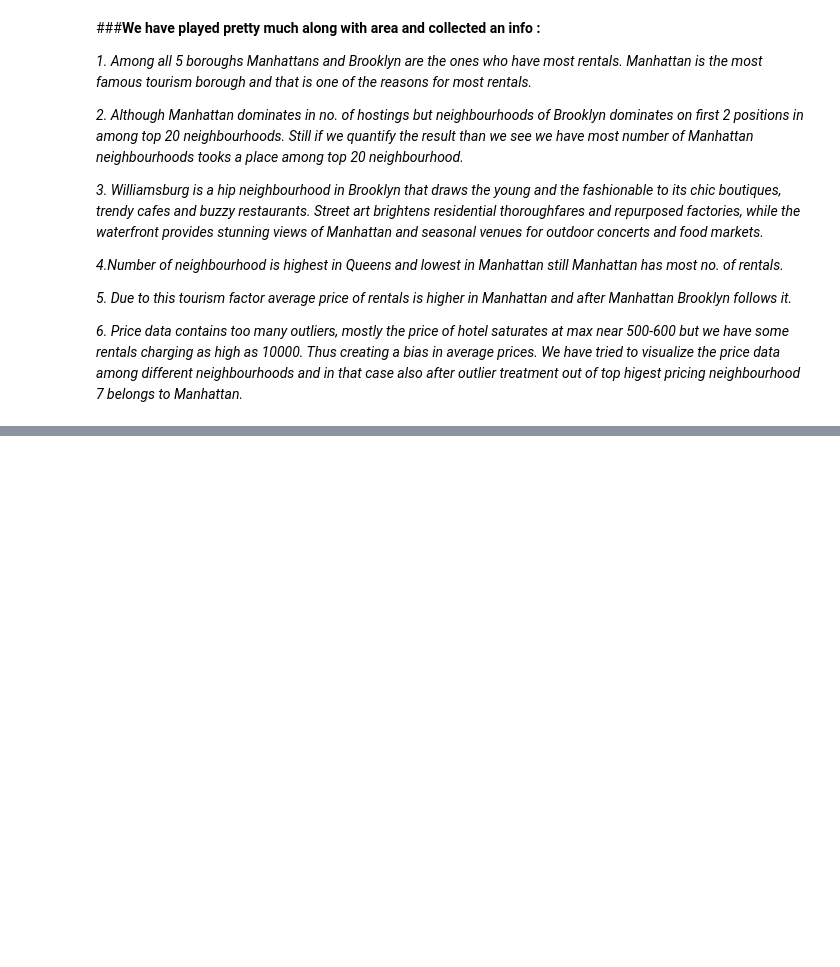
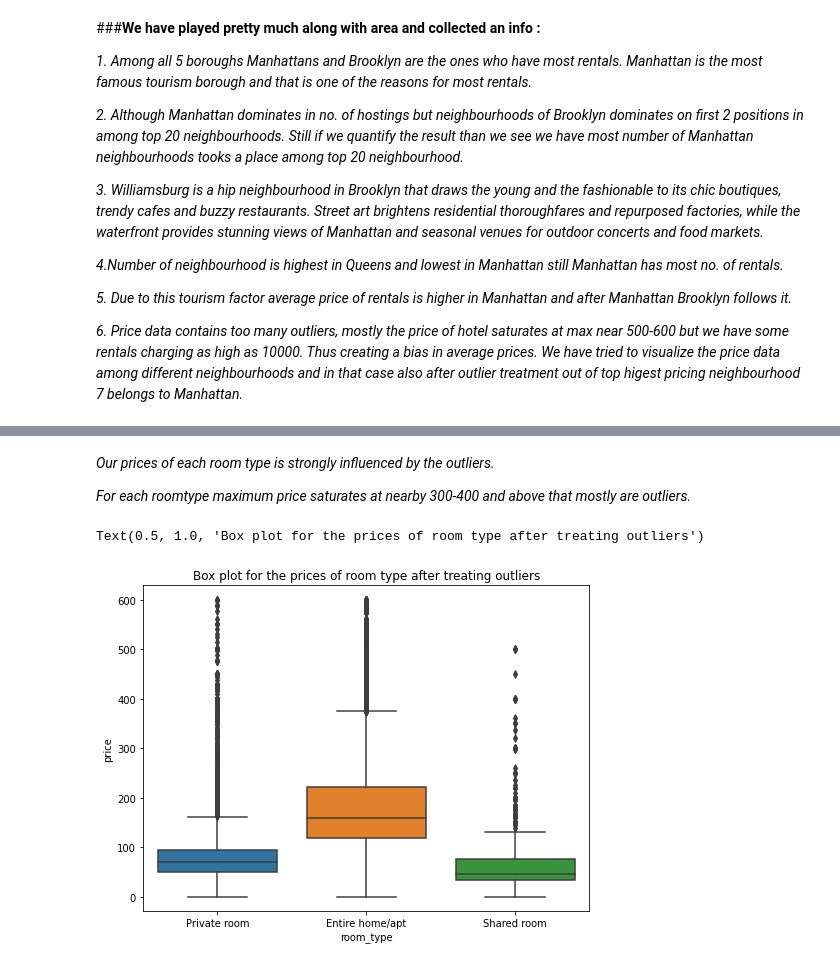
Before and after one commit to kiran9615/EDA_airbnb-hosting-data-analysis, a Jupyter notebook: Airbnb_Bookings_Analysis.ipynb, the cells around one changed output, grey strips where cells are left out. Saved outputs shown, nothing was run; the diff lists cells and outputs as text; code cells hidden in the pictures; blank space fills up the shorter version.

```diff
--- a/Airbnb_Bookings_Analysis.ipynb
+++ b/Airbnb_Bookings_Analysis.ipynb
@@ -544,0 +632,13 @@ Text(0.5, 1.0, 'Price distribution in top 10 neighbourhoods')
+# %% [markdown]
+*Our prices of each room type is strongly influenced by the outliers.*
+
+*For each roomtype maximum price saturates at nearby 300-400 and above that mostly are outliers.*
+# %%
+#----------------------Block 31----------------------------------
+plt.rcParams['figure.figsize'] = (8, 6)
+price_df = airbnbNY_data[airbnbNY_data['price']<600] #sub dataframe to treat outliers
+sns.boxplot(x='room_type', y='price', data = price_df)
+plt.title('Box plot for the prices of room type after treating outliers')
+# %% [output]
+Text(0.5, 1.0, 'Box plot for the prices of room type after treating outliers')
+[figure, added]
```
Also changed, not shown: parts of 22 cells of this notebook.
